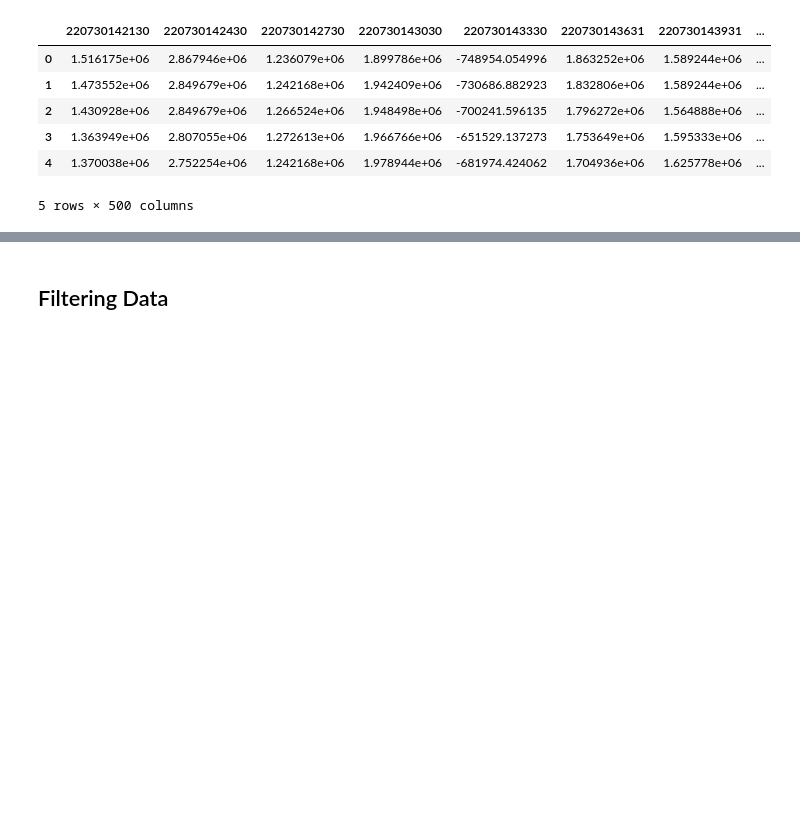
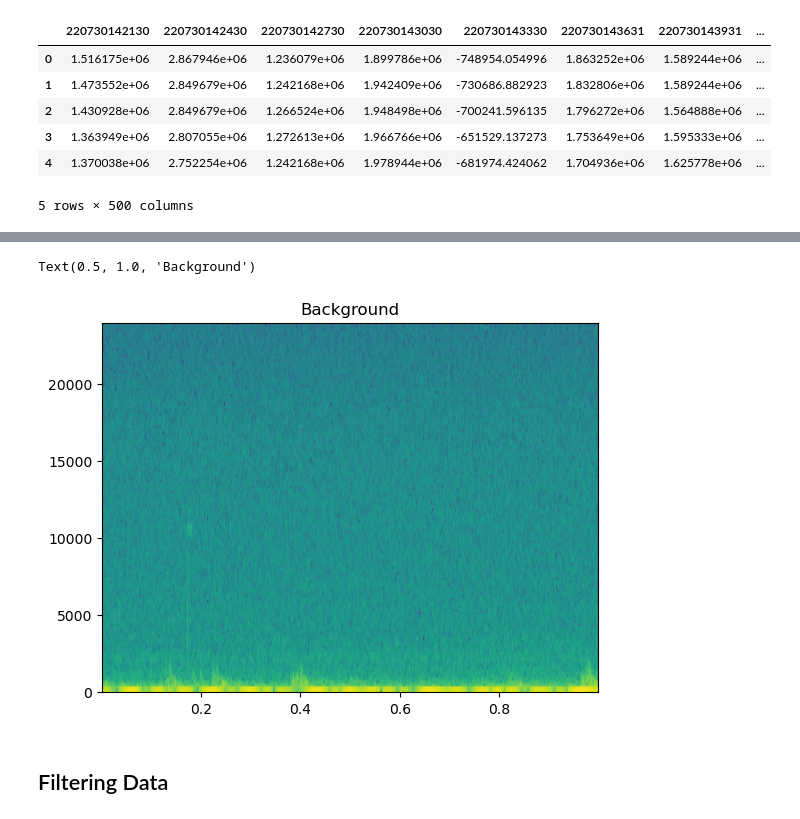
Before and after one commit to BOAT-ocean-acoustics/fundamentals, a Jupyter notebook: boat_tutorials/exercises/02c_WA_Shelf_stats/01_WA_Shelf_fitting_solution.ipynb, the cells around one changed output, grey strips where cells are left out. Drawn from its saved outputs; the diff is of its cells as text; code cells hidden in the pictures; blank space fills up the shorter version.

```diff
--- a/boat_tutorials/exercises/02c_WA_Shelf_stats/01_WA_Shelf_fitting_solution.ipynb
+++ b/boat_tutorials/exercises/02c_WA_Shelf_stats/01_WA_Shelf_fitting_solution.ipynb
@@ -51,3 +68,9 @@ df_tr.head()
+# %%
+_ = plt.specgram(df_bg.iloc[:,idx], Fs=Fs)
+plt.title("Background")
+# %% [output]
+Text(0.5, 1.0, 'Background')
+[figure, added]
 # %% [markdown]
 ## Filtering Data
 # %% [markdown]
```
Also changed, not shown: parts of 22 cells of this notebook.
